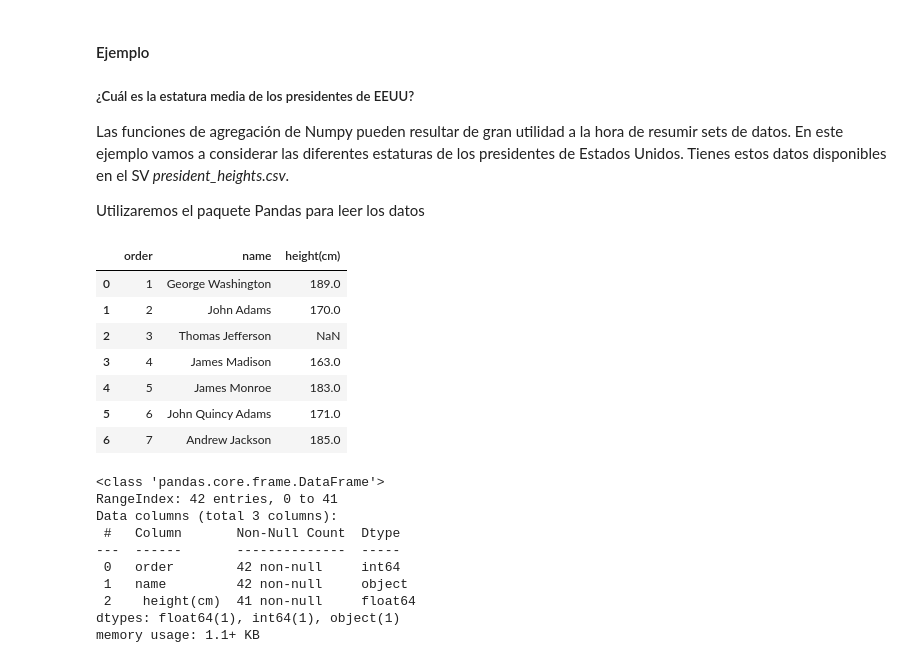
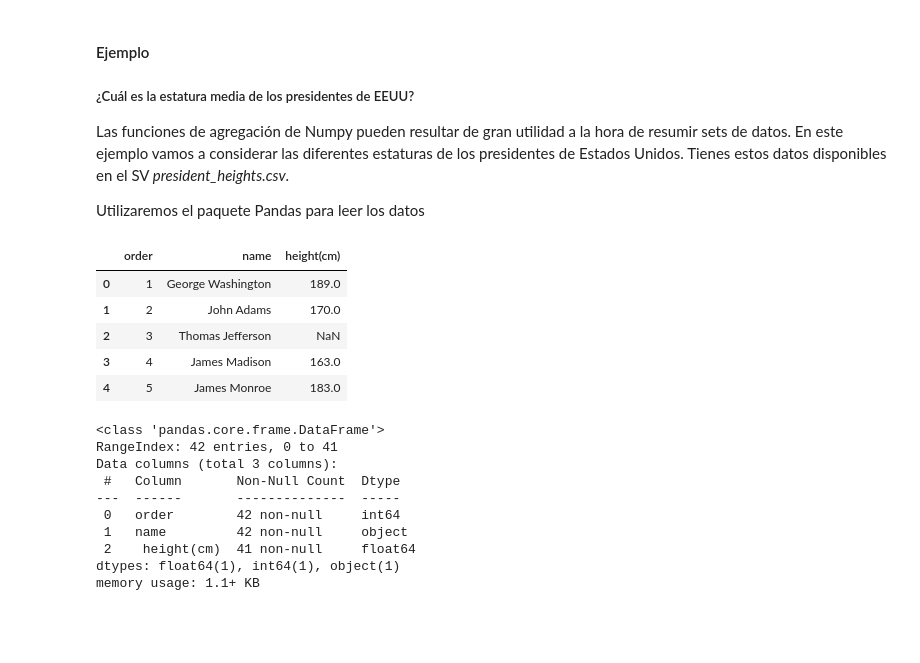
Before and after one commit to diego-dng/1026_DS_VITORIA-GASTEIZ, a Jupyter notebook: 2-Data_analysis/1-Numpy/Teoria/1_Numpy.ipynb, the cells around one changed output. Cells and saved outputs as stored; diff of their text form; code cells hidden in the pictures; blank space fills up the shorter version.

```diff
--- a/2-Data_analysis/1-Numpy/Teoria/1_Numpy.ipynb
+++ b/2-Data_analysis/1-Numpy/Teoria/1_Numpy.ipynb
@@ -1651,16 +1737,14 @@ Utilizaremos el paquete Pandas para leer los datos
 # %%
 import pandas as pd
 data = pd.read_csv('data/president_heights.csv')
-data.head(7)
+data.head()
 # %% [output]
 |  | order | name | height(cm) |
 | 0 | 1 | George Washington | 189.0 |
 | 1 | 2 | John Adams | 170.0 |
 | 2 | 3 | Thomas Jefferson | NaN |
 | 3 | 4 | James Madison | 163.0 |
 | 4 | 5 | James Monroe | 183.0 |
-| 5 | 6 | John Quincy Adams | 171.0 |
-| 6 | 7 | Andrew Jackson | 185.0 |
 # %%
 data.info()
 # %% [output]
```
Also changed, not shown: parts of 44 cells of this notebook, 1 other file.
